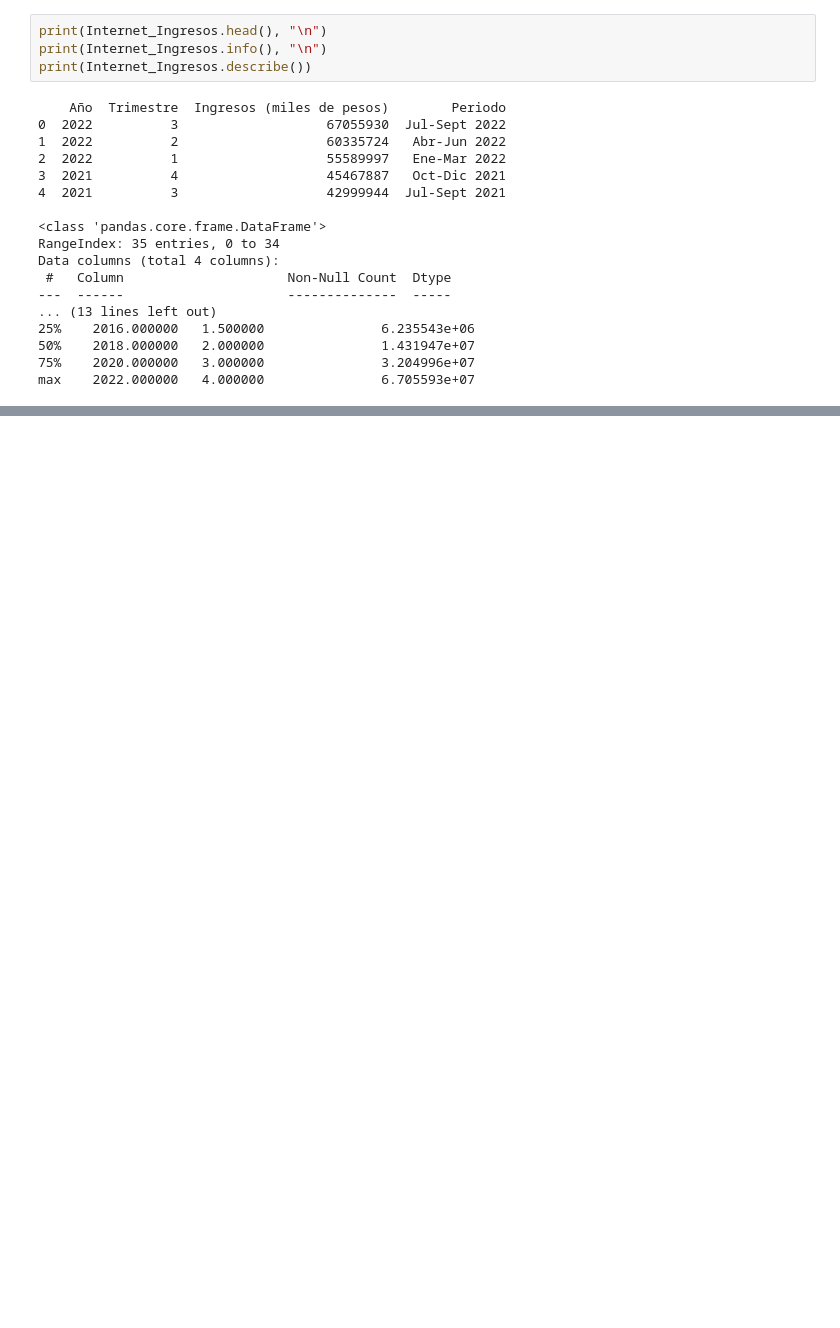
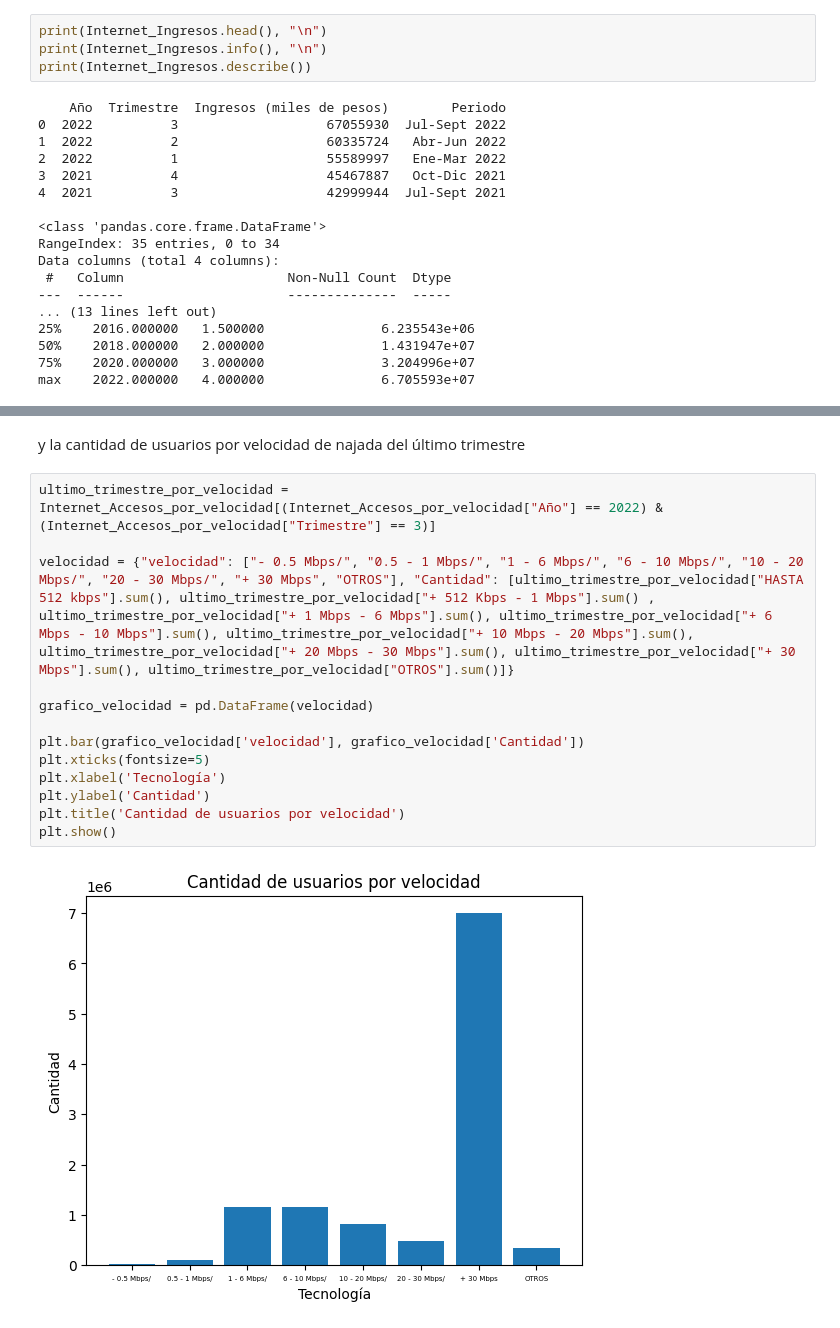
Before and after one commit to PolloSonico/Proyecto_Telecomunicaciones, a Jupyter notebook: EDA.ipynb, the cells around one changed output, grey strips where cells are left out. Saved outputs shown, nothing was run; the diff lists cells and outputs as text; blank space fills up the shorter version.

```diff
--- a/EDA.ipynb
+++ b/EDA.ipynb
@@ -144,0 +223,17 @@ max    2022.000000   4.000000               6.705593e+07
+# %% [markdown]
+y la cantidad de usuarios por velocidad de najada del último trimestre
+# %%
+ultimo_trimestre_por_velocidad = Internet_Accesos_por_velocidad[(Internet_Accesos_por_velocidad["Año"] == 2022) & (Internet_Accesos_por_velocidad["Trimestre"] == 3)]
+
+velocidad = {"velocidad": ["- 0.5 Mbps/", "0.5 - 1 Mbps/", "1 - 6 Mbps/", "6 - 10 Mbps/", "10 - 20 Mbps/", "20 - 30 Mbps/", "+ 30 Mbps", "OTROS"], "Cantidad": [ultimo_trimestre_por_velocidad["HASTA 512 kbps"].sum(), ultimo_trimestre_por_velocidad["+ 512 Kbps - 1 Mbps"].sum() , ultimo_trimestre_por_velocidad["+ 1 Mbps - 6 Mbps"].sum(), ultimo_trimestre_por_velocidad["+ 6 Mbps - 10 Mbps"].sum(), ultimo_trimestre_por_velocidad["+ 10 Mbps - 20 Mbps"].sum(), ultimo_trimestre_por_velocidad["+ 20 Mbps - 30 Mbps"].sum(), ultimo_trimestre_por_velocidad["+ 30 Mbps"].sum(), ultimo_trimestre_por_velocidad["OTROS"].sum()]}
+
+grafico_velocidad = pd.DataFrame(velocidad)
+
+plt.bar(grafico_velocidad['velocidad'], grafico_velocidad['Cantidad'])
+plt.xticks(fontsize=5)
+plt.xlabel('Tecnología')
+plt.ylabel('Cantidad')
+plt.title('Cantidad de usuarios por velocidad')
+plt.show()
+# %% [output]
+[figure, added]
```
Also changed, not shown: parts of 13 cells of this notebook, 1 other file.
